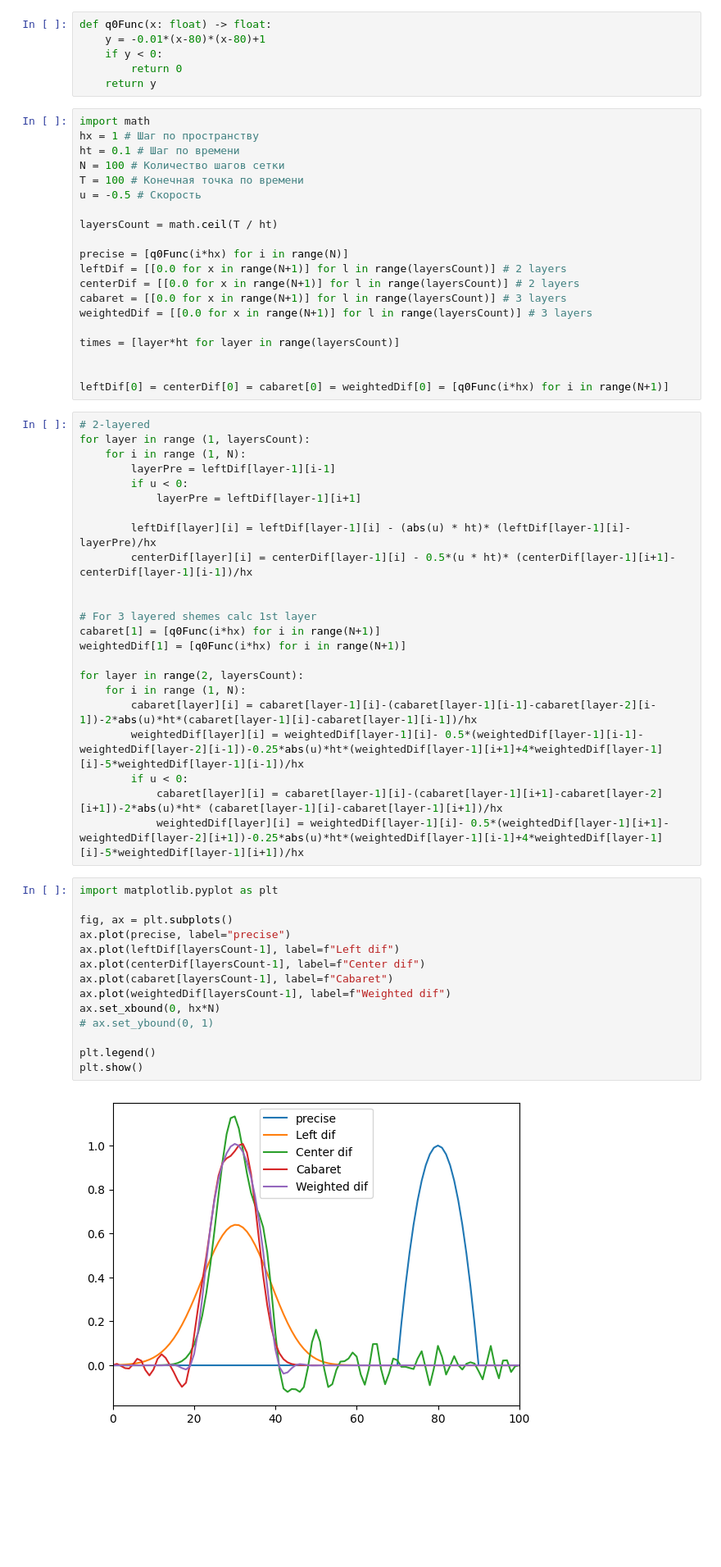
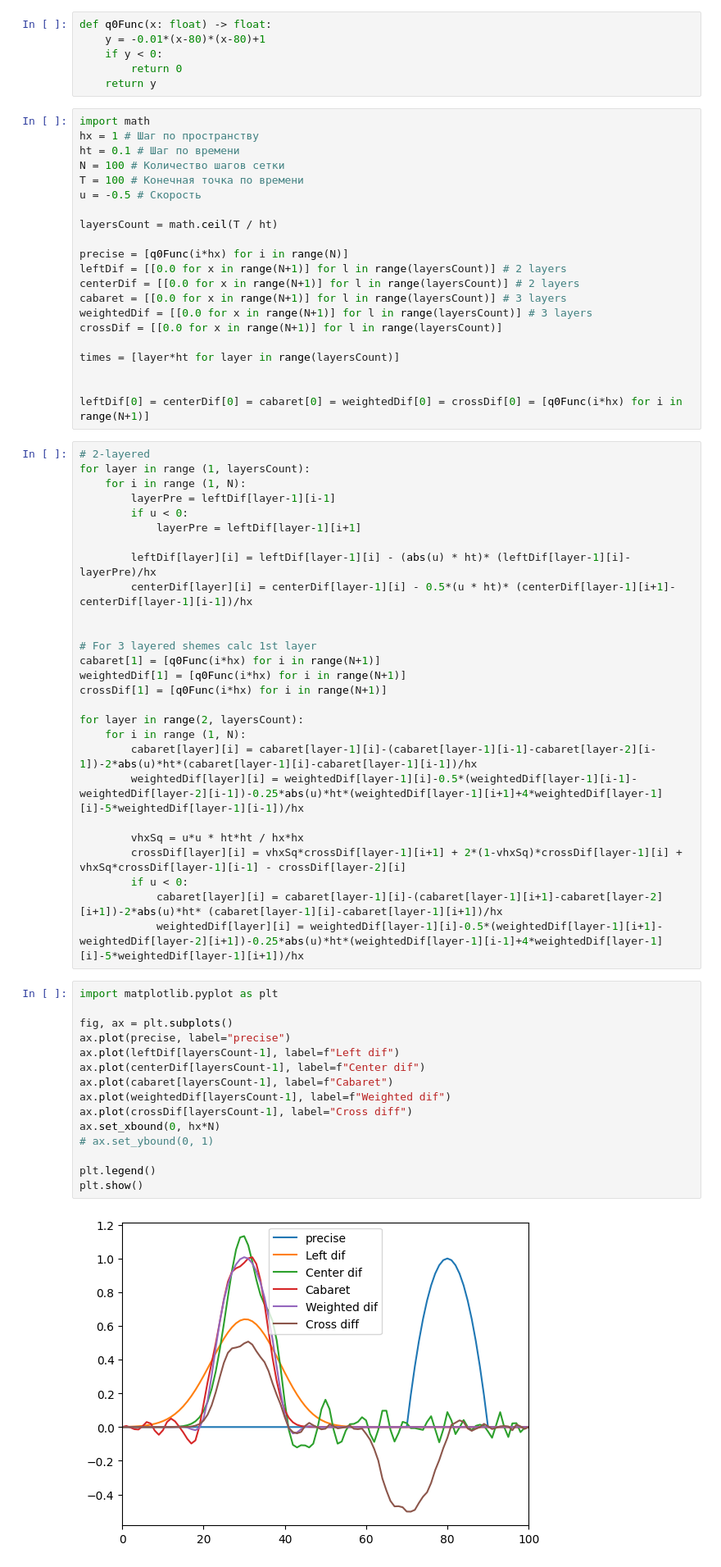
Before and after one commit to horockey/math_modeling, a Jupyter notebook: lab_2.ipynb, the cells around one changed output. Shown at 82% size. Saved outputs shown, nothing was run; the diff lists cells and outputs as text; blank space fills up the shorter version.

```diff
--- a/lab_2.ipynb
+++ b/lab_2.ipynb
@@ -19,11 +19,12 @@ leftDif = [[0.0 for x in range(N+1)] for l in range(layersCount)] # 2 layers
 centerDif = [[0.0 for x in range(N+1)] for l in range(layersCount)] # 2 layers
 cabaret = [[0.0 for x in range(N+1)] for l in range(layersCount)] # 3 layers
 weightedDif = [[0.0 for x in range(N+1)] for l in range(layersCount)] # 3 layers
+crossDif = [[0.0 for x in range(N+1)] for l in range(layersCount)]
 
 times = [layer*ht for layer in range(layersCount)]
 
 
-leftDif[0] = centerDif[0] = cabaret[0] = weightedDif[0] = [q0Func(i*hx) for i in range(N+1)]
+leftDif[0] = centerDif[0] = cabaret[0] = weightedDif[0] = crossDif[0] = [q0Func(i*hx) for i in range(N+1)]
 # %%
 # 2-layered
 for layer in range (1, layersCount):
@@ -39,27 +40,32 @@ for layer in range (1, layersCount):
 # For 3 layered shemes calc 1st layer
 cabaret[1] = [q0Func(i*hx) for i in range(N+1)]
 weightedDif[1] = [q0Func(i*hx) for i in range(N+1)]
+crossDif[1] = [q0Func(i*hx) for i in range(N+1)]
 
 for layer in range(2, layersCount):
     for i in range (1, N):
         cabaret[layer][i] = cabaret[layer-1][i]-(cabaret[layer-1][i-1]-cabaret[layer-2][i-1])-2*abs(u)*ht*(cabaret[layer-1][i]-cabaret[layer-1][i-1])/hx
-        weightedDif[layer][i] = weightedDif[layer-1][i]- 0.5*(weightedDif[layer-1][i-1]-weightedDif[layer-2][i-1])-0.25*abs(u)*ht*(weightedDif[layer-1][i+1]+4*weightedDif[layer-1][i]-5*weightedDif[layer-1][i-1])/hx
+        weightedDif[layer][i] = weightedDif[layer-1][i]-0.5*(weightedDif[layer-1][i-1]-weightedDif[layer-2][i-1])-0.25*abs(u)*ht*(weightedDif[layer-1][i+1]+4*weightedDif[layer-1][i]-5*weightedDif[layer-1][i-1])/hx
+
+        vhxSq = u*u * ht*ht / hx*hx
+        crossDif[layer][i] = vhxSq*crossDif[layer-1][i+1] + 2*(1-vhxSq)*crossDif[layer-1][i] + vhxSq*crossDif[layer-1][i-1] - crossDif[layer-2][i]
         if u < 0:
             cabaret[layer][i] = cabaret[layer-1][i]-(cabaret[layer-1][i+1]-cabaret[layer-2][i+1])-2*abs(u)*ht* (cabaret[layer-1][i]-cabaret[layer-1][i+1])/hx
-            weightedDif[layer][i] = weightedDif[layer-1][i]- 0.5*(weightedDif[layer-1][i+1]-weightedDif[layer-2][i+1])-0.25*abs(u)*ht*(weightedDif[layer-1][i-1]+4*weightedDif[layer-1][i]-5*weightedDif[layer-1][i+1])/hx
+            weightedDif[layer][i] = weightedDif[layer-1][i]-0.5*(weightedDif[layer-1][i+1]-weightedDif[layer-2][i+1])-0.25*abs(u)*ht*(weightedDif[layer-1][i-1]+4*weightedDif[layer-1][i]-5*weightedDif[layer-1][i+1])/hx
 # %%
 import matplotlib.pyplot as plt
 
 fig, ax = plt.subplots()
 ax.plot(precise, label="precise")
 ax.plot(leftDif[layersCount-1], label=f"Left dif")
 ax.plot(centerDif[layersCount-1], label=f"Center dif")
 ax.plot(cabaret[layersCount-1], label=f"Cabaret")
 ax.plot(weightedDif[layersCount-1], label=f"Weighted dif")
+ax.plot(crossDif[layersCount-1], label="Cross diff")
 ax.set_xbound(0, hx*N)
 # ax.set_ybound(0, 1)
 
 plt.legend()
 plt.show()
 # %% [output]
-[figure, old version]
+[figure, new version]
```
